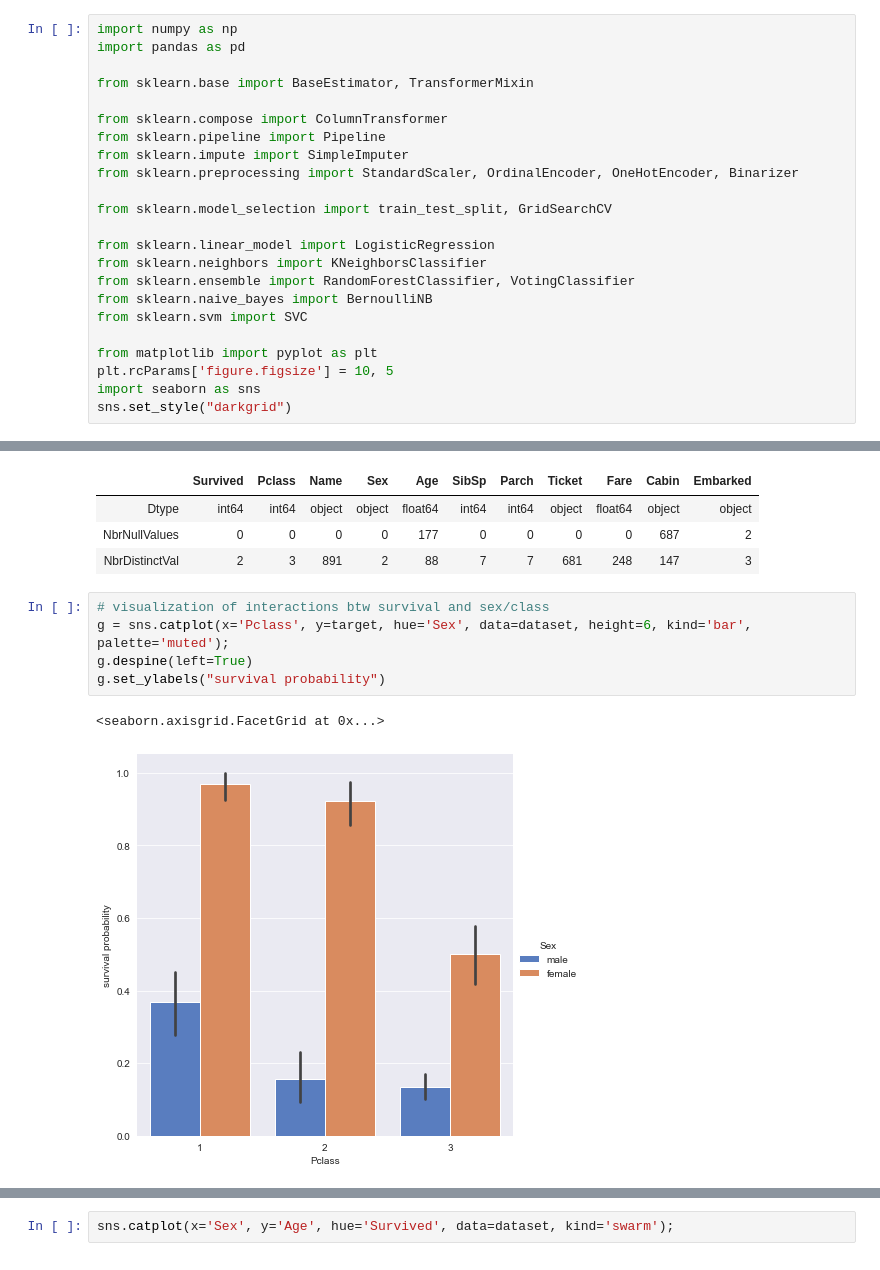
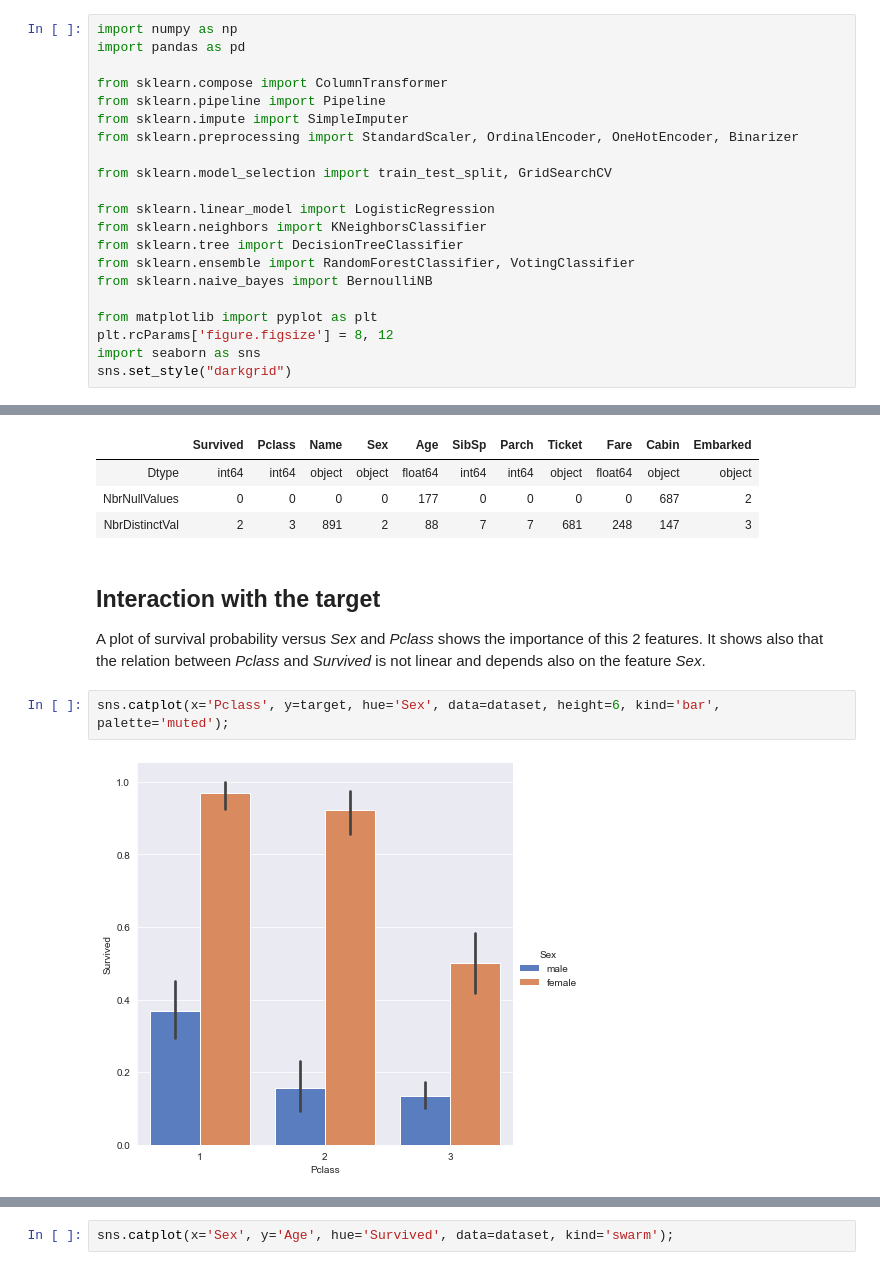
Before and after one commit to cedric-bertrand/DS-py, a Jupyter notebook: titanic/titanic_pipelines.ipynb, the cells around one changed output, grey strips where cells are left out. Cells and saved outputs as stored; diff of their text form.

```diff
--- a/titanic/titanic_pipelines.ipynb
+++ b/titanic/titanic_pipelines.ipynb
@@ -1,8 +6,6 @@
 # %%
 import numpy as np
 import pandas as pd
-
-from sklearn.base import BaseEstimator, TransformerMixin
 
 from sklearn.compose import ColumnTransformer
 from sklearn.pipeline import Pipeline
@@ -13,11 +16,11 @@ from sklearn.model_selection import train_test_split, GridSearchCV
 
 from sklearn.linear_model import LogisticRegression
 from sklearn.neighbors import KNeighborsClassifier
+from sklearn.tree import DecisionTreeClassifier
 from sklearn.ensemble import RandomForestClassifier, VotingClassifier
 from sklearn.naive_bayes import BernoulliNB
-from sklearn.svm import SVC
 
 from matplotlib import pyplot as plt
-plt.rcParams['figure.figsize'] = 10, 5
+plt.rcParams['figure.figsize'] = 8, 12
 import seaborn as sns
 sns.set_style("darkgrid")
@@ -54,11 +64,10 @@ display(summary)
 | Dtype | int64 | int64 | object | object | float64 | int64 | int64 | object | float64 | object | object |
 | NbrNullValues | 0 | 0 | 0 | 0 | 177 | 0 | 0 | 0 | 0 | 687 | 2 |
 | NbrDistinctVal | 2 | 3 | 891 | 2 | 88 | 7 | 7 | 681 | 248 | 147 | 3 |
+# %% [markdown]
+## Interaction with the target
+A plot of survival probability versus *Sex* and *Pclass* shows the importance of this 2 features. It shows also that the relation between *Pclass* and *Survived* is not linear and depends also on the feature *Sex*.
 # %%
-# visualization of interactions btw survival and sex/class
-g = sns.catplot(x='Pclass', y=target, hue='Sex', data=dataset, height=6, kind='bar', palette='muted');
-g.despine(left=True)
-g.set_ylabels("survival probability")
+sns.catplot(x='Pclass', y=target, hue='Sex', data=dataset, height=6, kind='bar', palette='muted');
 # %% [output]
-<seaborn.axisgrid.FacetGrid at 0x...>
-[figure, old version]
+[figure, new version]
```
Also changed, not shown: parts of 35 cells of this notebook.
